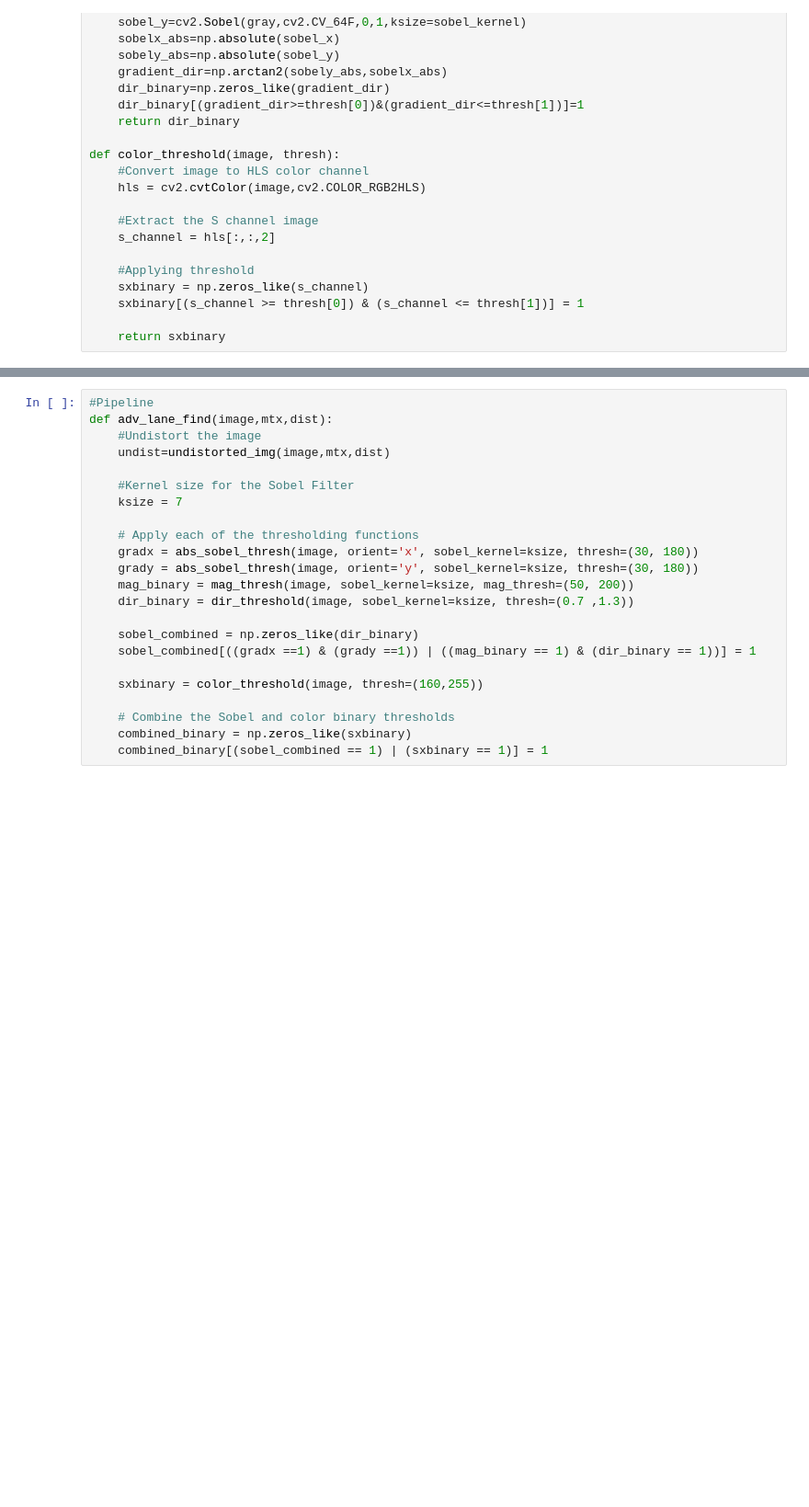
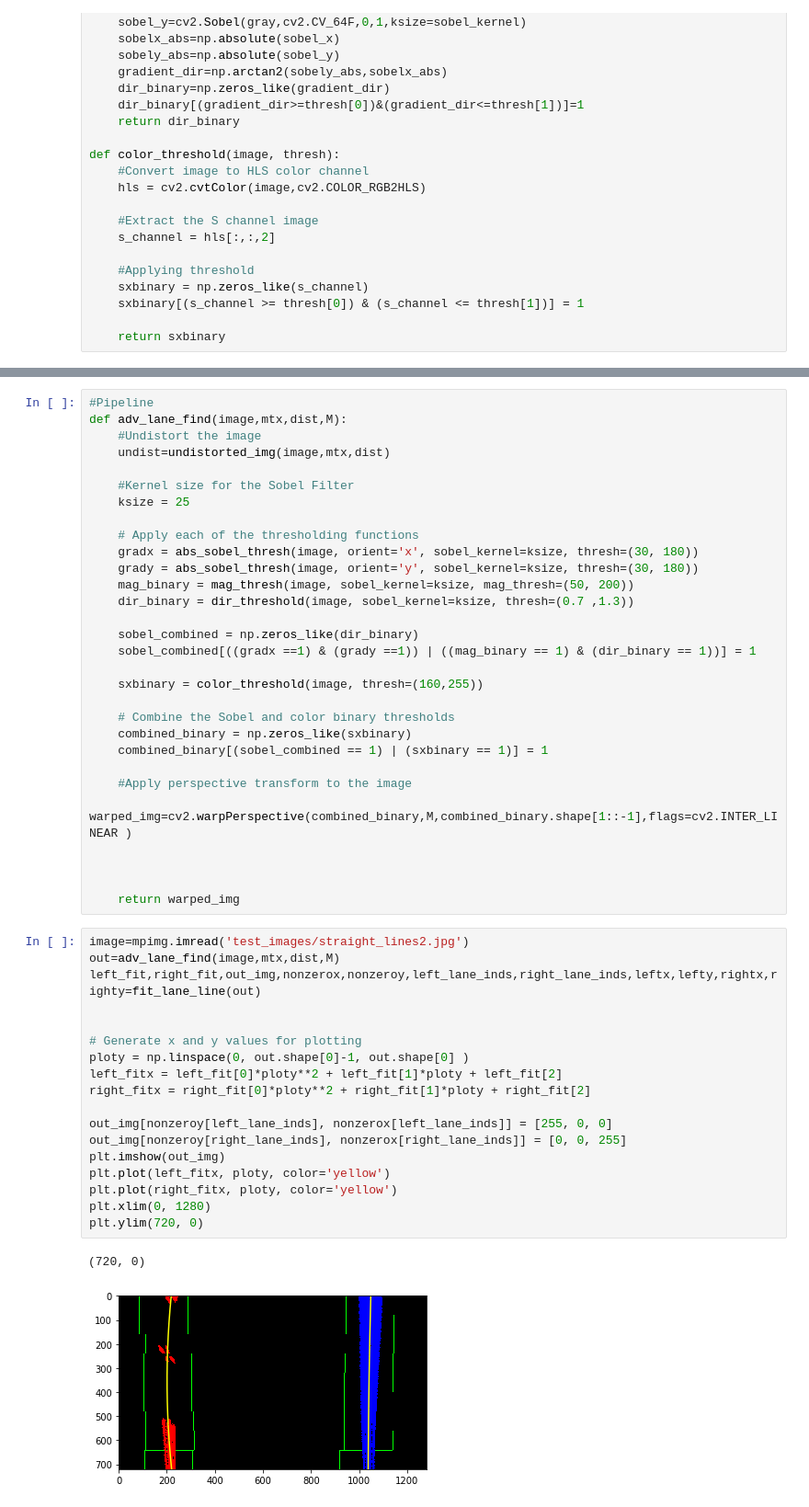
Before and after one commit to navinrahim/CarND-Advanced-Lane-Lines, a Jupyter notebook: Adv_Lane_finding.ipynb, the cells around one changed output, grey strips where cells are left out. Shown at 92% size. Cells and saved outputs as stored; diff of their text form; blank space fills up the shorter version.

```diff
--- a/Adv_Lane_finding.ipynb
+++ b/Adv_Lane_finding.ipynb
@@ -159,11 +281,11 @@ True
 # %%
 #Pipeline
-def adv_lane_find(image,mtx,dist):
+def adv_lane_find(image,mtx,dist,M):
     #Undistort the image
     undist=undistorted_img(image,mtx,dist)
 
     #Kernel size for the Sobel Filter
-    ksize = 7
+    ksize = 25
 
     # Apply each of the thresholding functions
     gradx = abs_sobel_thresh(image, orient='x', sobel_kernel=ksize, thresh=(30, 180))
@@ -179,3 +301,31 @@ def adv_lane_find(image,mtx,dist):
     # Combine the Sobel and color binary thresholds
     combined_binary = np.zeros_like(sxbinary)
     combined_binary[(sobel_combined == 1) | (sxbinary == 1)] = 1
+
+    #Apply perspective transform to the image
+    warped_img=cv2.warpPerspective(combined_binary,M,combined_binary.shape[1::-1],flags=cv2.INTER_LINEAR )
+
+
+
+    return warped_img
+# %%
+image=mpimg.imread('test_images/straight_lines2.jpg')
+out=adv_lane_find(image,mtx,dist,M)
+left_fit,right_fit,out_img,nonzerox,nonzeroy,left_lane_inds,right_lane_inds,leftx,lefty,rightx,righty=fit_lane_line(out)
+
+
+# Generate x and y values for plotting
+ploty = np.linspace(0, out.shape[0]-1, out.shape[0] )
+left_fitx = left_fit[0]*ploty**2 + left_fit[1]*ploty + left_fit[2]
+right_fitx = right_fit[0]*ploty**2 + right_fit[1]*ploty + right_fit[2]
+
+out_img[nonzeroy[left_lane_inds], nonzerox[left_lane_inds]] = [255, 0, 0]
+out_img[nonzeroy[right_lane_inds], nonzerox[right_lane_inds]] = [0, 0, 255]
+plt.imshow(out_img)
+plt.plot(left_fitx, ploty, color='yellow')
+plt.plot(right_fitx, ploty, color='yellow')
+plt.xlim(0, 1280)
+plt.ylim(720, 0)
+# %% [output]
+(720, 0)
+[figure, added]
```
Also changed, not shown: parts of 6 cells of this notebook, 6 other files.
